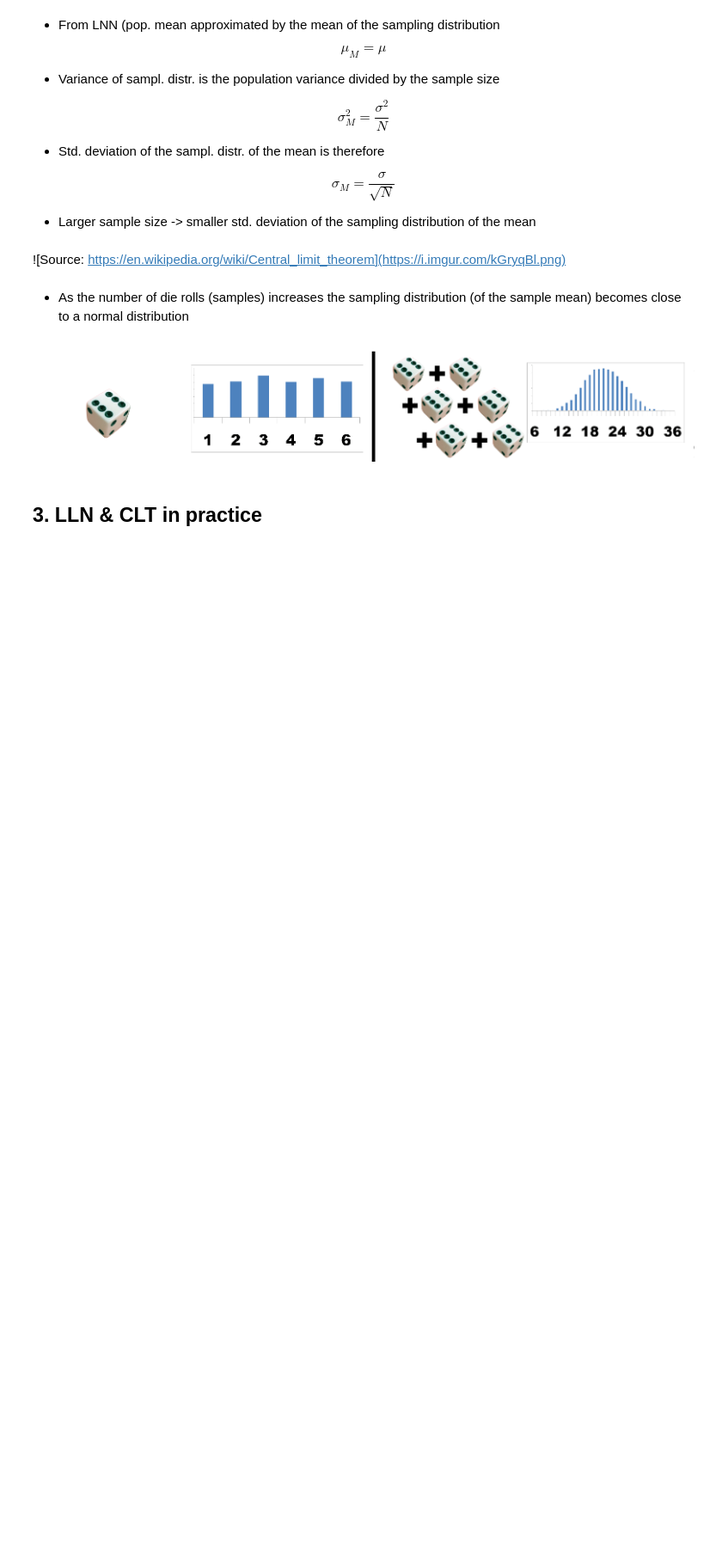
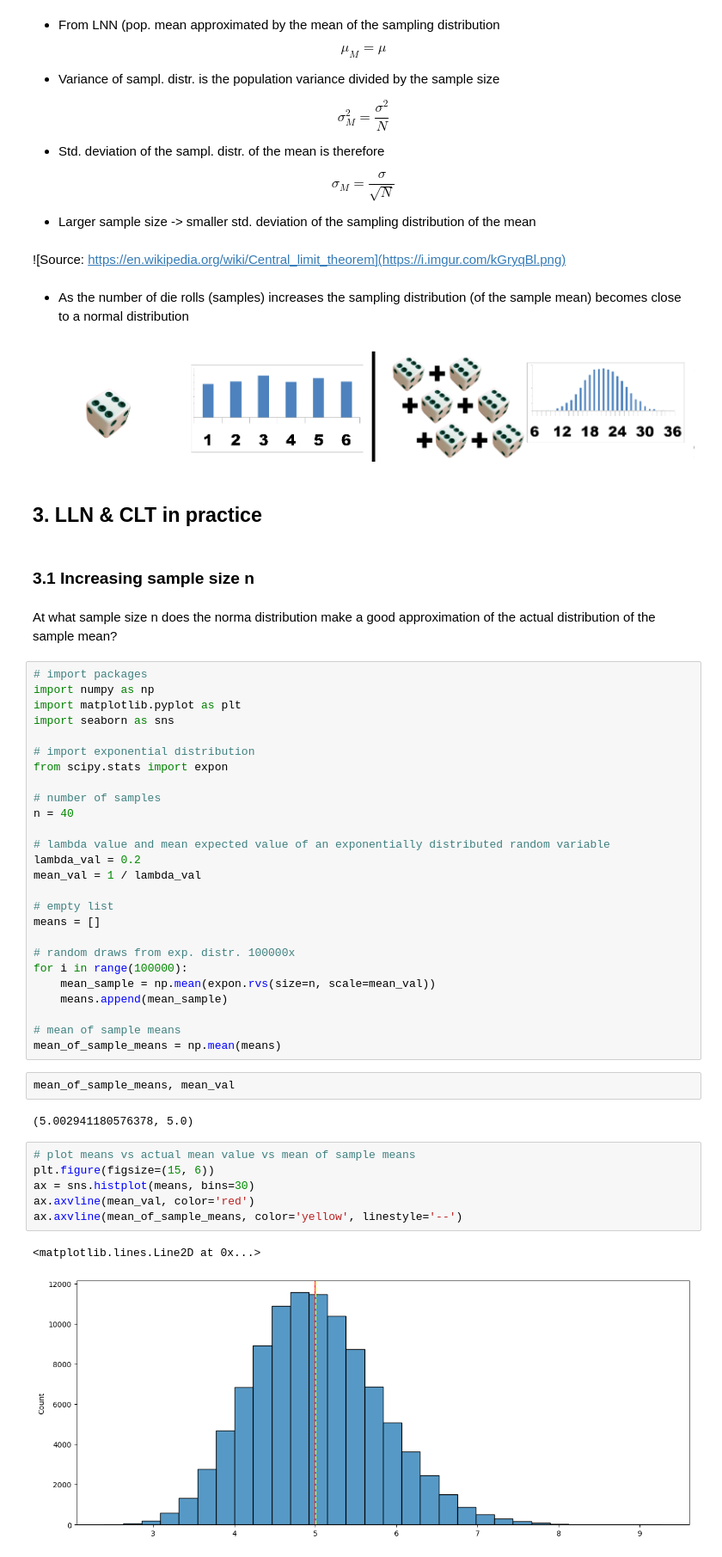
Before and after one commit to mikjf/statistics_and_experimental_design, a Jupyter notebook: basics_inferential_statistics.ipynb, the cells around one changed output. Shown at 86% size. Cells and saved outputs as stored; diff of their text form; blank space fills up the shorter version.

```diff
--- a/basics_inferential_statistics.ipynb
+++ b/basics_inferential_statistics.ipynb
@@ -58,3 +58,46 @@ $$\sigma_{M}=\frac{\sigma}{\sqrt{N}}$$
 ![clt_dice_roll_example.png](attachment:2a57fc91-b2a8-4fd2-bc31-978508af810f.png)
 # %% [markdown]
 ## 3. LLN & CLT in practice
+# %% [markdown]
+### 3.1 Increasing sample size n
+# %% [markdown]
+At what sample size n does the norma distribution make a good approximation of the actual distribution of the sample mean?
+# %%
+# import packages
+import numpy as np
+import matplotlib.pyplot as plt
+import seaborn as sns
+
+# import exponential distribution
+from scipy.stats import expon
+
+# number of samples
+n = 40
+
+# lambda value and mean expected value of an exponentially distributed random variable
+lambda_val = 0.2
+mean_val = 1 / lambda_val
+
+# empty list
+means = []
+
+# random draws from exp. distr. 100000x
+for i in range(100000):
+    mean_sample = np.mean(expon.rvs(size=n, scale=mean_val))
+    means.append(mean_sample)
+
+# mean of sample means
+mean_of_sample_means = np.mean(means)
+# %%
+mean_of_sample_means, mean_val
+# %% [output]
+(5.002941180576378, 5.0)
+# %%
+# plot means vs actual mean value vs mean of sample means
+plt.figure(figsize=(15, 6))
+ax = sns.histplot(means, bins=30)
+ax.axvline(mean_val, color='red')
+ax.axvline(mean_of_sample_means, color='yellow', linestyle='--')
+# %% [output]
+<matplotlib.lines.Line2D at 0x...>
+[figure, added]
```
Also changed, not shown: parts of 10 cells of this notebook.
